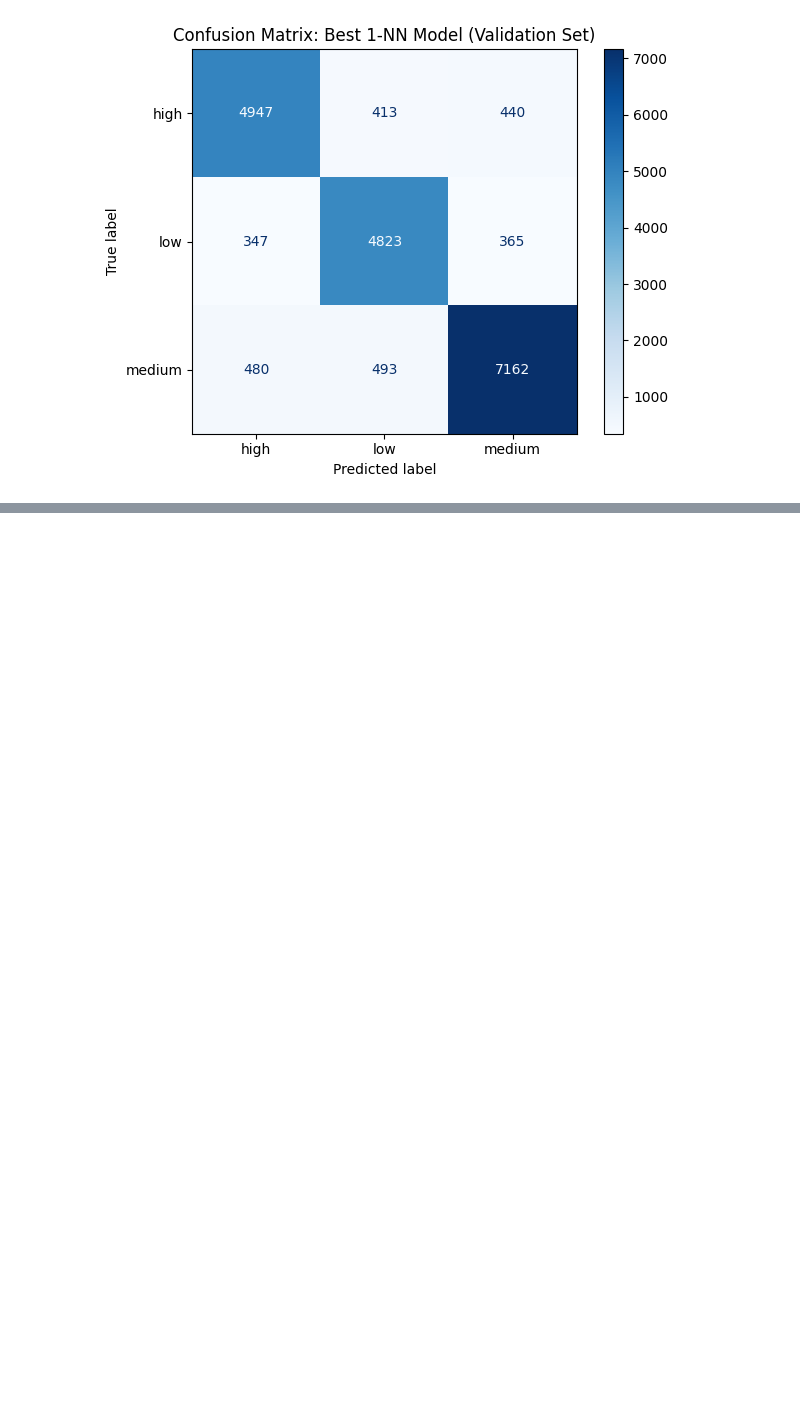
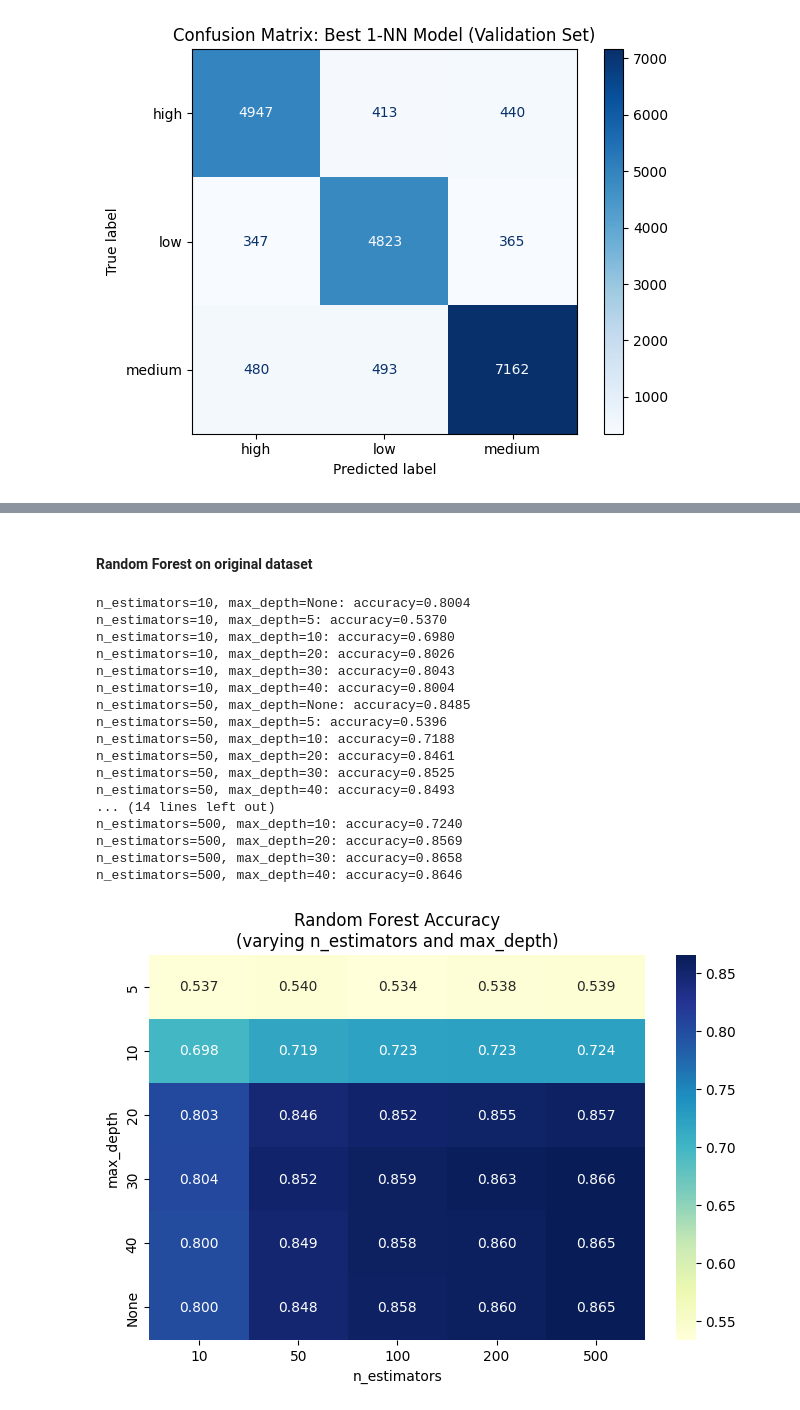
Before and after one commit to mrterminal-git/comp7703-project, a Jupyter notebook: project.ipynb, the cells around one changed output, grey strips where cells are left out. Saved outputs shown, nothing was run; the diff lists cells and outputs as text; code cells hidden in the pictures; blank space fills up the shorter version.

```diff
--- a/project.ipynb
+++ b/project.ipynb
@@ -1091,0 +879,65 @@ for idx, weight_class in enumerate(weight_classes):
+# %% [markdown]
+#### Random Forest on original dataset
+# %%
+import numpy as np
+import pandas as pd
+from sklearn.ensemble import RandomForestClassifier
+from sklearn.metrics import accuracy_score
+import matplotlib.pyplot as plt
+import seaborn as sns
+
+# Define parameter ranges
+n_estimators_list = [10, 50, 100, 200, 500]
+max_depth_list = [None, 5, 10, 20, 30, 40]
+
+# Store results
+results = []
+
+for n_estimators in n_estimators_list:
+    for max_depth in max_depth_list:
+        rf = RandomForestClassifier(
+            n_estimators=n_estimators,
+            max_depth=max_depth,
+            criterion='gini',
+            random_state=42
+        )
+        rf.fit(X_train_scaled, y_train_balanced)
+        y_pred = rf.predict(X_test_scaled)
+        acc = accuracy_score(y_test, y_pred)
+        results.append({
+            'n_estimators': n_estimators,
+            'max_depth': max_depth if max_depth is not None else 'None',
+            'accuracy': acc
+        })
+        print(f"n_estimators={n_estimators}, max_depth={max_depth}: accuracy={acc:.4f}")
+
+# Convert results to DataFrame for heatmap
+df_results = pd.DataFrame(results)
+pivot_table = df_results.pivot(index='max_depth', columns='n_estimators', values='accuracy')
+
+# Plot heatmap
+plt.figure(figsize=(8, 5))
+sns.heatmap(pivot_table, annot=True, fmt=".3f", cmap="YlGnBu")
+plt.title("Random Forest Accuracy\n(varying n_estimators and max_depth)")
+plt.xlabel("n_estimators")
+plt.ylabel("max_depth")
+plt.show()
+# %% [output]
+n_estimators=10, max_depth=None: accuracy=0.8004
+n_estimators=10, max_depth=5: accuracy=0.5370
+n_estimators=10, max_depth=10: accuracy=0.6980
+n_estimators=10, max_depth=20: accuracy=0.8026
+n_estimators=10, max_depth=30: accuracy=0.8043
+n_estimators=10, max_depth=40: accuracy=0.8004
+n_estimators=50, max_depth=None: accuracy=0.8485
+n_estimators=50, max_depth=5: accuracy=0.5396
+n_estimators=50, max_depth=10: accuracy=0.7188
+n_estimators=50, max_depth=20: accuracy=0.8461
+n_estimators=50, max_depth=30: accuracy=0.8525
+n_estimators=50, max_depth=40: accuracy=0.8493
+... (14 lines left out)
+n_estimators=500, max_depth=10: accuracy=0.7240
+n_estimators=500, max_depth=20: accuracy=0.8569
+n_estimators=500, max_depth=30: accuracy=0.8658
+n_estimators=500, max_depth=40: accuracy=0.8646
+[figure, added]
```
Also changed, not shown: parts of 30 cells of this notebook, 15 other files.
